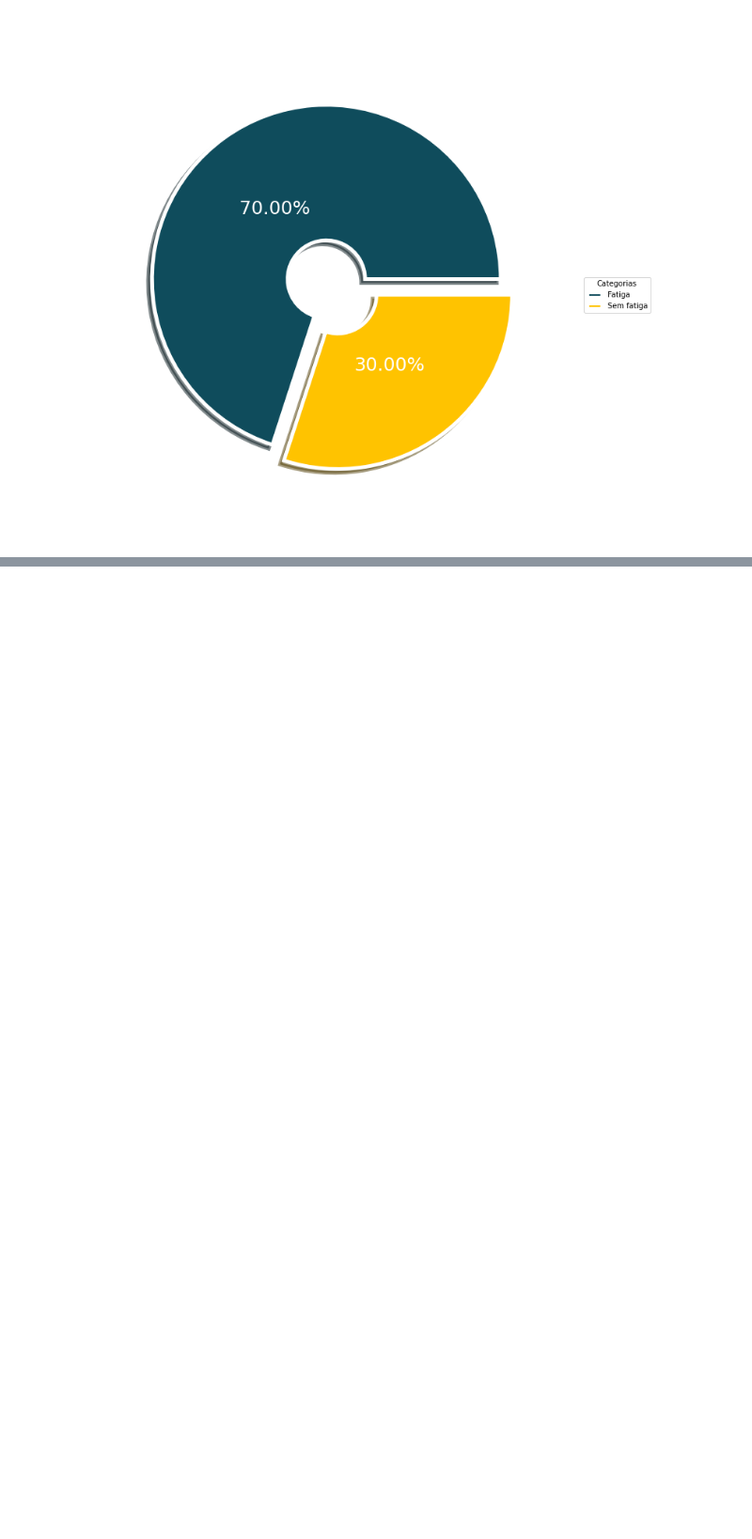
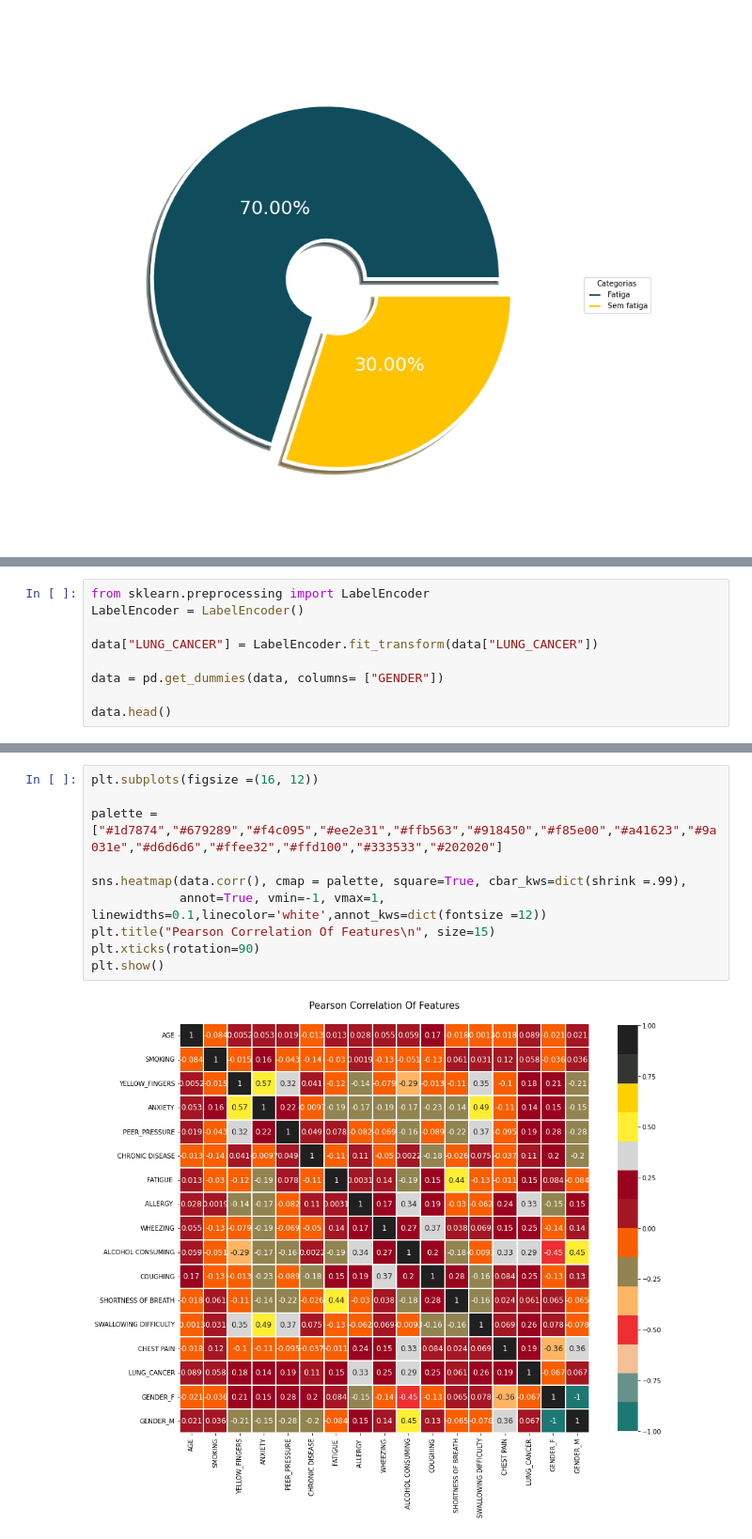
Before and after one commit to JoaoYukio/PCO114, a Jupyter notebook: Tarefa2/AnaliseDosDados.ipynb, the cells around one changed output, grey strips where cells are left out. Shown: that part at 94% size. Cells and saved outputs as stored; diff of their text form; blank space fills up the shorter version.

```diff
--- a/Tarefa2/AnaliseDosDados.ipynb
+++ b/Tarefa2/AnaliseDosDados.ipynb
@@ -181,0 +200,9 @@ plt.show()
+# %%
+from sklearn.preprocessing import LabelEncoder
+LabelEncoder = LabelEncoder()
+
+data["LUNG_CANCER"] = LabelEncoder.fit_transform(data["LUNG_CANCER"])
+
+data = pd.get_dummies(data, columns= ["GENDER"])
+
+data.head()
@@ -181,0 +216,12 @@ plt.show()
+# %%
+plt.subplots(figsize =(16, 12))
+
+palette = ["#1d7874","#679289","#f4c095","#ee2e31","#ffb563","#918450","#f85e00","#a41623","#9a031e","#d6d6d6","#ffee32","#ffd100","#333533","#202020"]
+
+sns.heatmap(data.corr(), cmap = palette, square=True, cbar_kws=dict(shrink =.99),
+            annot=True, vmin=-1, vmax=1, linewidths=0.1,linecolor='white',annot_kws=dict(fontsize =12))
+plt.title("Pearson Correlation Of Features\n", size=15)
+plt.xticks(rotation=90)
+plt.show()
+# %% [output]
+[figure, added]
```
Also changed, not shown: parts of 5 cells of this notebook.
